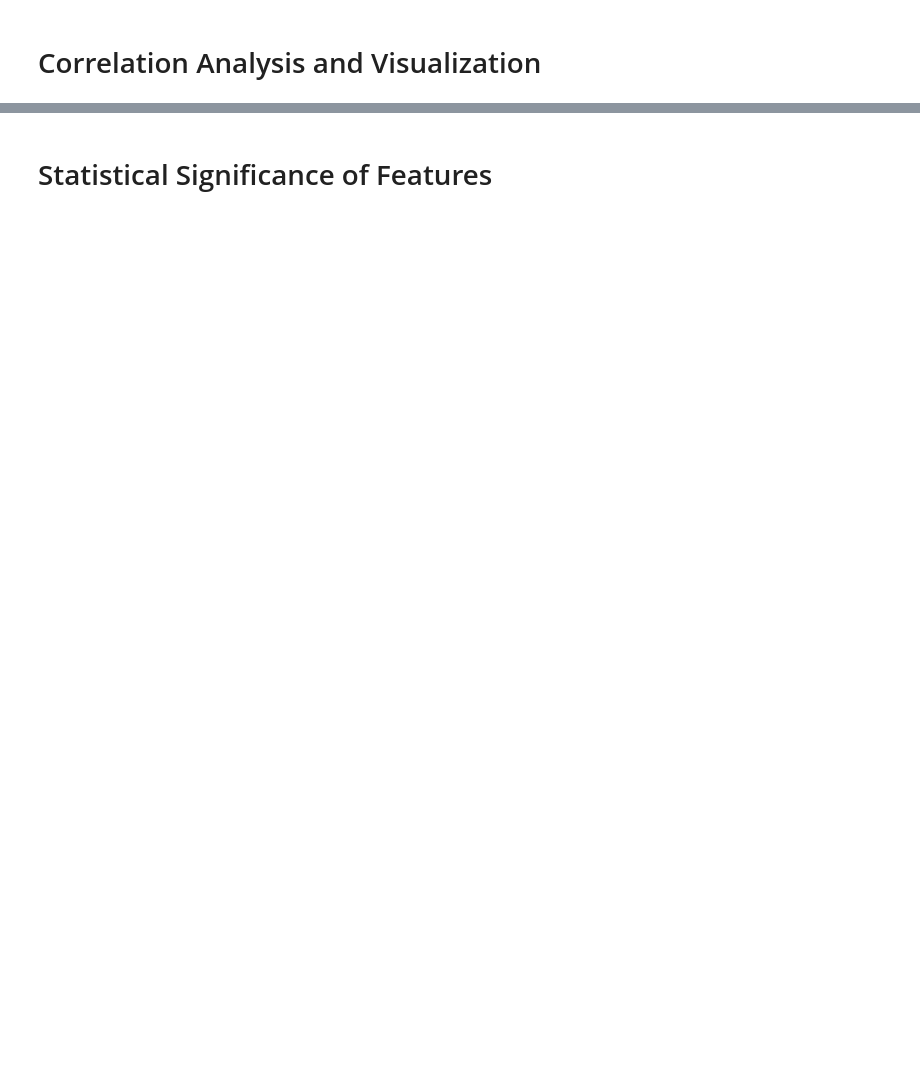
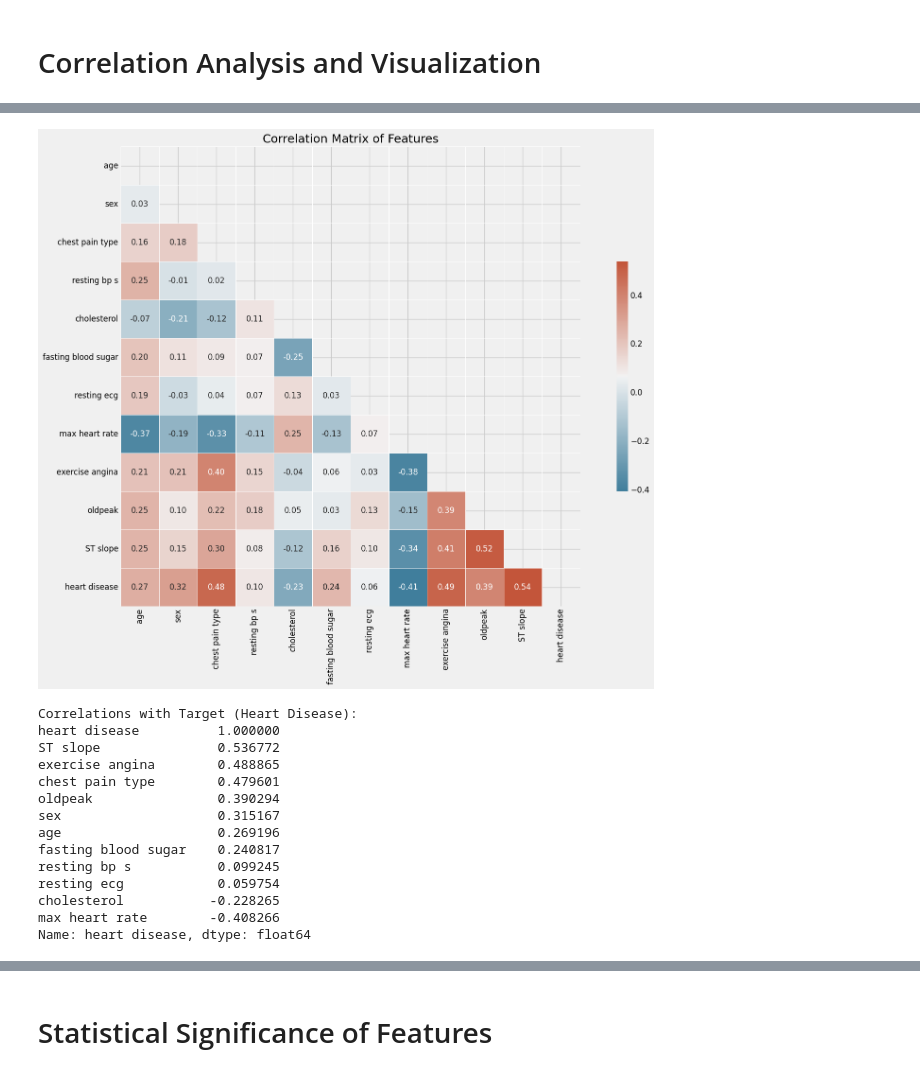
Before and after one commit to Fadi-Louise/Heart-Diseases, a Jupyter notebook: Heart Diseases.ipynb, the cells around one changed output, grey strips where cells are left out. Saved outputs shown, nothing was run; the diff lists cells and outputs as text; code cells hidden in the pictures; blank space fills up the shorter version.

```diff
--- a/Heart Diseases.ipynb
+++ b/Heart Diseases.ipynb
@@ -186,0 +116,76 @@ plt.show()
+# %%
+# Set up the matplotlib figure
+plt.figure(figsize=(16, 12))
+
+# Compute the correlation matrix
+corr_matrix = data.corr()
+
+# Generate a mask for the upper triangle
+mask = np.triu(np.ones_like(corr_matrix, dtype=bool))
+
+# Generate a custom diverging colormap
+cmap = sns.diverging_palette(230, 20, as_cmap=True)
+
+# Draw the heatmap with the mask and correct aspect ratio
+sns.heatmap(corr_matrix, mask=mask, cmap=cmap, annot=True, fmt='.2f',
+            square=True, linewidths=0.5, cbar_kws={"shrink": .5})
+plt.title('Correlation Matrix of Features', fontsize=18)
+plt.tight_layout()
+plt.show()
+
+# Analysis of correlation with target
+correlation_with_target = corr_matrix['heart disease'].sort_values(ascending=False)
+print("Correlations with Target (Heart Disease):")
+print(correlation_with_target)
+
+# Visualize the correlation with target
+plt.figure(figsize=(12, 8))
+correlation_with_target = correlation_with_target.drop('heart disease')  # Drop the correlation with itself
+sns.barplot(x=correlation_with_target.index, y=correlation_with_target.values)
+plt.title('Correlation of Features with Heart Disease', fontsize=16)
+plt.xticks(rotation=45, ha='right')
+plt.ylabel('Correlation Coefficient')
+plt.grid(axis='y', alpha=0.3)
+plt.tight_layout()
+plt.show()
+
+# Visualize relationships between important numerical variables
+numerical_features = ['age', 'resting bp s', 'cholesterol', 'max heart rate', 'oldpeak']
+sns.pairplot(data, vars=numerical_features, hue='heart disease', palette='viridis', corner=True)
+plt.suptitle('Pairplot of Numerical Features by Heart Disease', y=1.02, fontsize=16)
+plt.tight_layout()
+plt.show()
+
+# Categorical variable analysis with the target
+categorical_features = ['sex', 'chest pain type', 'fasting blood sugar',
+                         'resting ecg', 'exercise angina', 'ST slope']
+
+fig, axes = plt.subplots(2, 3, figsize=(20, 12))
+axes = axes.flatten()
+
+for i, feature in enumerate(categorical_features):
+    if i < len(axes):
+        sns.countplot(x=feature, hue='heart disease', data=data, ax=axes[i])
+        axes[i].set_title(f'{feature} vs Heart Disease', fontsize=14)
+        axes[i].set_xlabel(feature, fontsize=12)
+        axes[i].set_ylabel('Count', fontsize=12)
+        axes[i].legend(title='Heart Disease', labels=['No', 'Yes'])
+
+plt.tight_layout()
+plt.show()
+# %% [output]
+[figure, added]
+Correlations with Target (Heart Disease):
+heart disease          1.000000
+ST slope               0.536772
+exercise angina        0.488865
+chest pain type        0.479601
+oldpeak                0.390294
+sex                    0.315167
+age                    0.269196
+fasting blood sugar    0.240817
+resting bp s           0.099245
+resting ecg            0.059754
+cholesterol           -0.228265
+max heart rate        -0.408266
+Name: heart disease, dtype: float64
```
Also changed, not shown: parts of 20 cells of this notebook.
